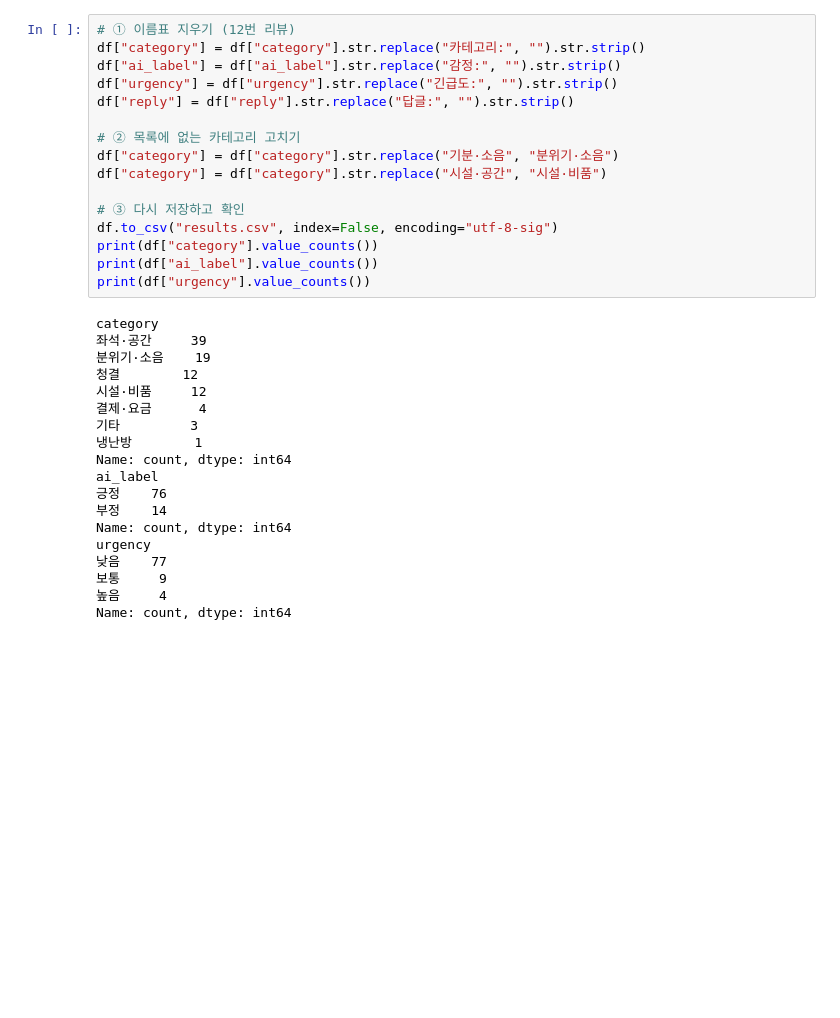
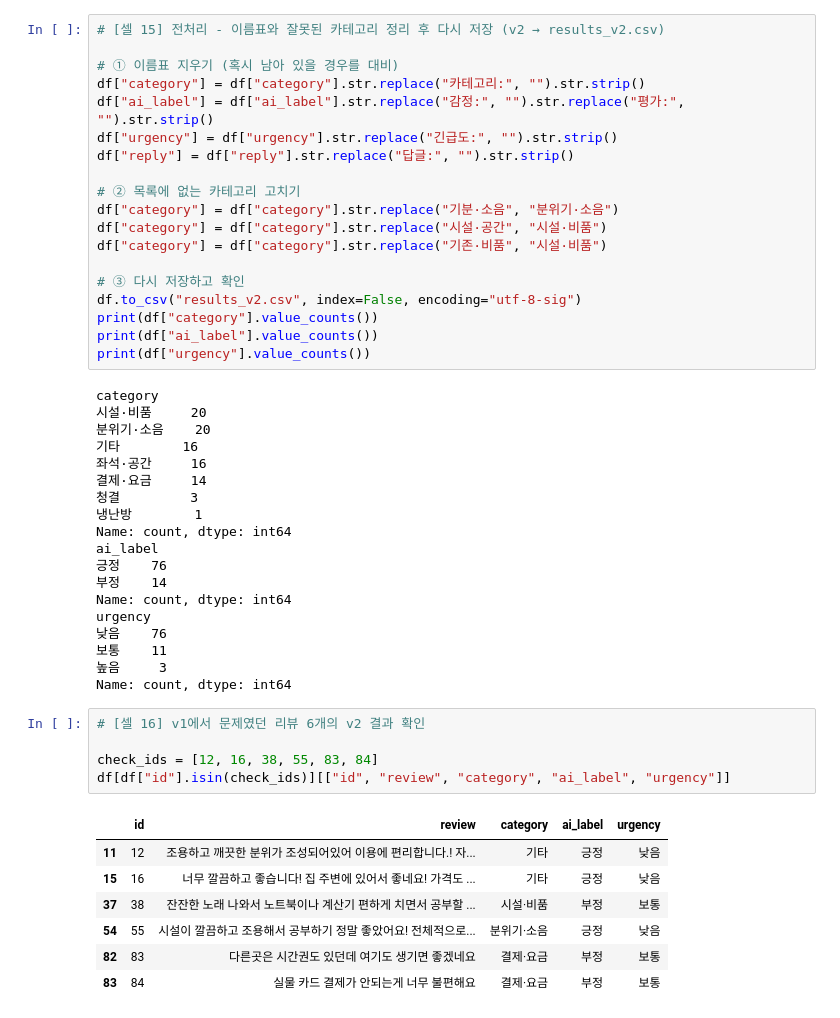
Before and after one commit to 0210doha/review-bot, a Jupyter notebook: review_bot.ipynb, the cells around one changed output. Cells and saved outputs as stored; diff of their text form; blank space fills up the shorter version.

```diff
--- a/review_bot.ipynb
+++ b/review_bot.ipynb
@@ -226,27 +263,30 @@ Name: count, dtype: int64
 # %%
-# ① 이름표 지우기 (12번 리뷰)
+# [셀 15] 전처리 - 이름표와 잘못된 카테고리 정리 후 다시 저장 (v2 → results_v2.csv)
+
+# ① 이름표 지우기 (혹시 남아 있을 경우를 대비)
 df["category"] = df["category"].str.replace("카테고리:", "").str.strip()
-df["ai_label"] = df["ai_label"].str.replace("감정:", "").str.strip()
+df["ai_label"] = df["ai_label"].str.replace("감정:", "").str.replace("평가:", "").str.strip()
 df["urgency"] = df["urgency"].str.replace("긴급도:", "").str.strip()
 df["reply"] = df["reply"].str.replace("답글:", "").str.strip()
 
 # ② 목록에 없는 카테고리 고치기
 df["category"] = df["category"].str.replace("기분·소음", "분위기·소음")
 df["category"] = df["category"].str.replace("시설·공간", "시설·비품")
+df["category"] = df["category"].str.replace("기존·비품", "시설·비품")
 
 # ③ 다시 저장하고 확인
-df.to_csv("results.csv", index=False, encoding="utf-8-sig")
+df.to_csv("results_v2.csv", index=False, encoding="utf-8-sig")
 print(df["category"].value_counts())
 print(df["ai_label"].value_counts())
 print(df["urgency"].value_counts())
 # %% [output]
 category
-좌석·공간     39
-분위기·소음    19
-청결        12
-시설·비품     12
-결제·요금      4
-기타         3
+시설·비품     20
+분위기·소음    20
+기타        16
+좌석·공간     16
+결제·요금     14
+청결         3
 냉난방        1
 Name: count, dtype: int64
 ai_label
@@ -254,7 +294,20 @@ ai_label
 부정    14
 Name: count, dtype: int64
 urgency
-낮음    77
-보통     9
-높음     4
+낮음    76
+보통    11
+높음     3
 Name: count, dtype: int64
+# %%
+# [셀 16] v1에서 문제였던 리뷰 6개의 v2 결과 확인
+
+check_ids = [12, 16, 38, 55, 83, 84]
+df[df["id"].isin(check_ids)][["id", "review", "category", "ai_label", "urgency"]]
+# %% [output]
+|  | id | review | category | ai_label | urgency |
+| 11 | 12 | 조용하고 깨끗한 분위가 조성되어있어 이용에 편리합니다.! 자... | 기타 | 긍정 | 낮음 |
+| 15 | 16 | 너무 깔끔하고 좋습니다! 집 주변에 있어서 좋네요! 가격도 ... | 기타 | 긍정 | 낮음 |
+| 37 | 38 | 잔잔한 노래 나와서 노트북이나 계산기 편하게 치면서 공부할 ... | 시설·비품 | 부정 | 보통 |
+| 54 | 55 | 시설이 깔끔하고 조용해서 공부하기 정말 좋았어요! 전체적으로... | 분위기·소음 | 긍정 | 낮음 |
+| 82 | 83 | 다른곳은 시간권도 있던데 여기도 생기면 좋겠네요 | 결제·요금 | 부정 | 보통 |
+| 83 | 84 | 실물 카드 결제가 안되는게 너무 불편해요 | 결제·요금 | 부정 | 보통 |
```
Also changed, not shown: parts of 16 cells of this notebook.
